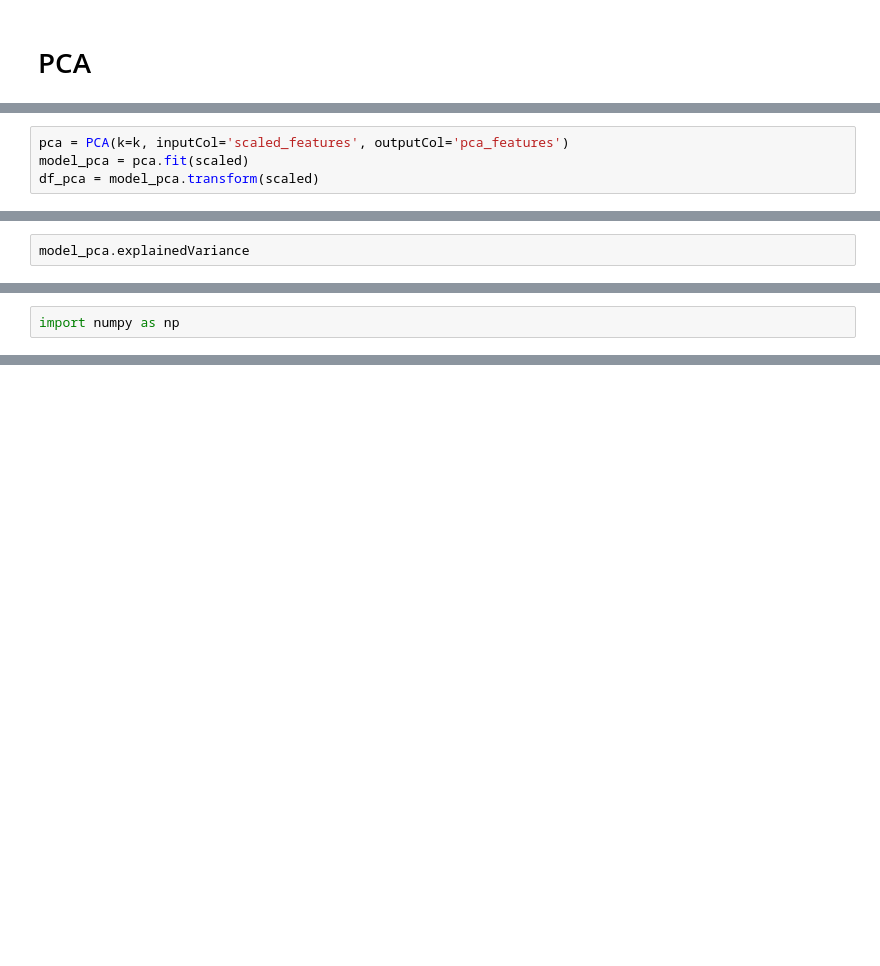
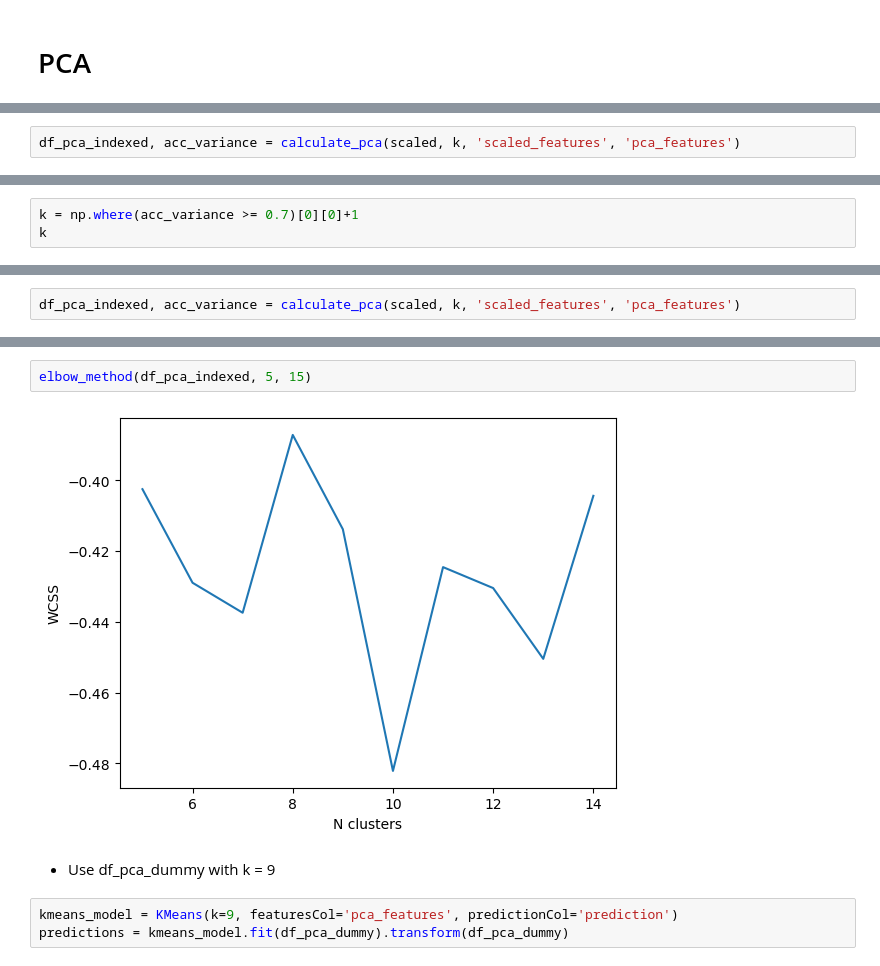
Before and after one commit to HiagoW/Alura-DataScience-Challenge, a Jupyter notebook: week_3/challenge/Challenge 3.ipynb, the cells around one changed output, grey strips where cells are left out. Drawn from its saved outputs; the diff is of its cells as text; blank space fills up the shorter version.

```diff
--- a/week_3/challenge/Challenge 3.ipynb
+++ b/week_3/challenge/Challenge 3.ipynb
@@ -132,4 +142,2 @@ k = 6
 # %%
-pca = PCA(k=k, inputCol='scaled_features', outputCol='pca_features')
-model_pca = pca.fit(scaled)
-df_pca = model_pca.transform(scaled)
+df_pca_indexed, acc_variance = calculate_pca(scaled, k, 'scaled_features', 'pca_features')
@@ -136,3 +148,4 @@ df_pca = model_pca.transform(scaled)
 # %%
-model_pca.explainedVariance
+k = np.where(acc_variance >= 0.7)[0][0]+1
+k
 # %% [output]
@@ -140,2 +153,2 @@ DenseVector([0.2562, 0.1692, 0.0875, 0.0624, 0.0501, 0.0447])
 # %%
-import numpy as np
+df_pca_indexed, acc_variance = calculate_pca(scaled, k, 'scaled_features', 'pca_features')
@@ -152,0 +258,9 @@ k
+# %%
+elbow_method(df_pca_indexed, 5, 15)
+# %% [output]
+[figure, added]
+# %% [markdown]
+* Use df_pca_dummy with k = 9
+# %%
+kmeans_model = KMeans(k=9, featuresCol='pca_features', predictionCol='prediction')
+predictions = kmeans_model.fit(df_pca_dummy).transform(df_pca_dummy)
```
Also changed, not shown: parts of 31 cells of this notebook.
